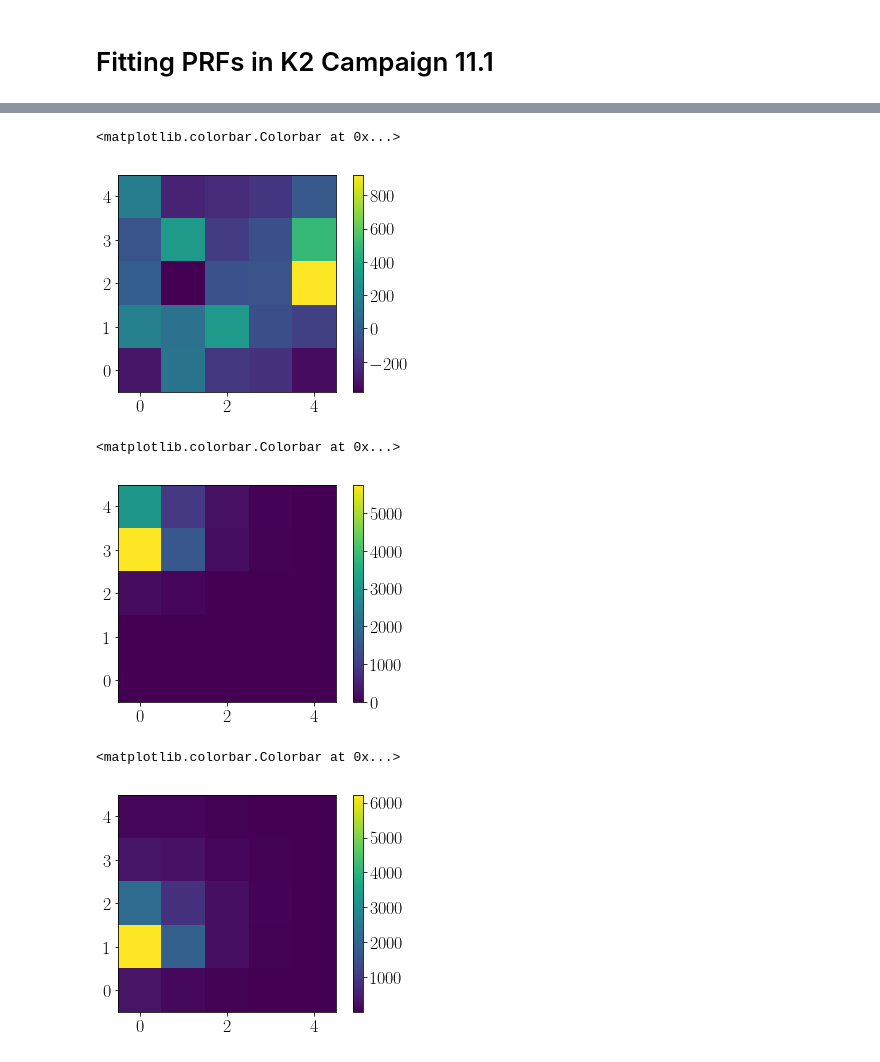
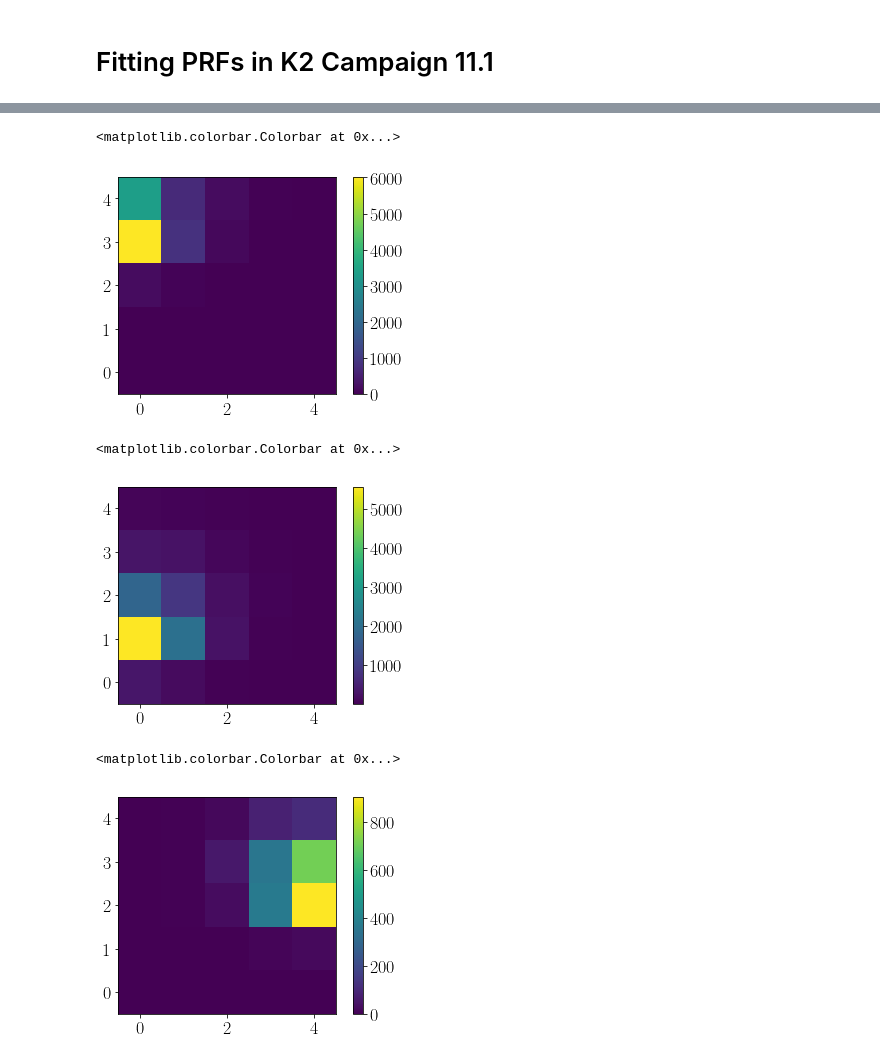
Before and after one commit to KeplerGO/oktopus, a Jupyter notebook: docs/source/notebooks/cluster-c11-prf-fitting.ipynb, the cells around one changed output, grey strips where cells are left out. Drawn from its saved outputs; the diff is of its cells as text; code cells hidden in the pictures.

```diff
--- a/docs/source/notebooks/cluster-c11-prf-fitting.ipynb
+++ b/docs/source/notebooks/cluster-c11-prf-fitting.ipynb
@@ -26,8 +31,9 @@ rc('font', **font)
 # %%
-tpf = KeplerTargetPixelFile('ktwo200127447-c111_lpd-targ.fits.gz',
+tpf = KeplerTargetPixelFile('https://archive.stsci.edu/missions/k2/target_pixel_files/c111/200100000/27000/ktwo200127447-c111_lpd-targ.fits.gz',
                             quality_bitmask=KeplerQualityFlags.QUALITY_ZERO_BITMASK)
 bkg = tpf.estimate_background(method='median')
 apr.CircularAperture((1008.5, 687.5), r=1).plot()
+apr.CircularAperture((1012.5, 688.5), r=1).plot()
 apr.CircularAperture((1008.5, 689.5), r=1).plot()
 tpf.plot(scale='linear')
 # %% [output]
@@ -37,3 +45,4 @@ lc1, lc2, lc3 = np.zeros(len(tpf.time)), np.zeros(len(tpf.time)), np.zeros(len(t
 for i in range(len(tpf.time)):
     lc1[i] = apr.CircularAperture((1008.5 - tpf.column, 687.5 - tpf.row), r=1).do_photometry(tpf.flux[i])[0]
     lc2[i] = apr.CircularAperture((1008.5 - tpf.column, 689.5 - tpf.row), r=1).do_photometry(tpf.flux[i])[0]
+    lc3[i] = apr.CircularAperture((1012.5 - tpf.column, 688.5 - tpf.row), r=1).do_photometry(tpf.flux[i])[0]
@@ -58,32 +111,0 @@ pl.plot(tpf.time, bkg, 'o', markersize=1)
-# %%
-xc1_hat, xc2_hat = [], []
-yc1_hat, yc2_hat = [], []
-f1_hat, f2_hat = [], []
-bkg_hat = []
-residuals = []
-loglike = []
-prf1, prf2 = [], []
-best_fit_params = []
-kepprf = KeplerPRF(tpf.channel, (tpf.shape[1], tpf.shape[2]),
-                   tpf.column, tpf.row,
-                   prf_files_dir="/Users/jvmirca/.pyke/kepler-prf-calibration-data/")
-for i in tqdm.tqdm(range(len(tpf.time))):
-    x0 = (lc1[i] - 12.5 * bkg[i],
-          lc2[i] - 12.5 * bkg[i],
-          1008.5, 1008.5,
-          687.5, 689.5,
-          bkg[i])
-    logL = PoissonLikelihood(tpf.flux[i], kepprf.evaluate)
-    result = logL.fit(x0, method='Powell', options={'xtol':1e-10, 'ftol':1e-10})
-    best_fit_params = np.append(best_fit_params, result.x)
-    loglike = np.append(loglike, logL.evaluate(result.x))
-    f1_hat = np.append(f1_hat, result.x[0])
-    f2_hat = np.append(f2_hat, result.x[1])
-    xc1_hat = np.append(xc1_hat, result.x[2])
-    xc2_hat = np.append(xc2_hat, result.x[3])
-    yc1_hat = np.append(yc1_hat, result.x[4])
-    yc2_hat = np.append(yc2_hat, result.x[5])
-    bkg_hat = np.append(bkg_hat, result.x[6])
-    prf1 = np.append(prf1, kepprf.prf_model[0])
-    prf2 = np.append(prf2, kepprf.prf_model[1])
-    residuals = np.append(residuals, tpf.flux[i] - kepprf.evaluate(*result.x))
@@ -141,6 +126,6 @@ tpf.plot(nframe=100, scale='linear')
 # %%
-pl.imshow(residuals[i], origin='lower')
+pl.imshow(prf2[-1], origin='lower')
 pl.colorbar()
 # %% [output]
 <matplotlib.colorbar.Colorbar at 0x...>
-[figure, old version]
+[figure, new version]
@@ -150,12 +132,12 @@ prf2 = np.array(prf2).reshape(tpf.shape)
 # %%
-pl.imshow(prf2[i], origin='lower')
+pl.imshow(prf1[-1], origin='lower')
 pl.colorbar()
 # %% [output]
 <matplotlib.colorbar.Colorbar at 0x...>
-[figure, old version]
+[figure, new version]
 # %%
-pl.imshow(prf1[i], origin='lower')
+pl.imshow(prf3[-1], origin='lower')
 pl.colorbar()
 # %% [output]
 <matplotlib.colorbar.Colorbar at 0x...>
-[figure, old version]
+[figure, new version]
```
Also changed, not shown: parts of 22 cells of this notebook.
